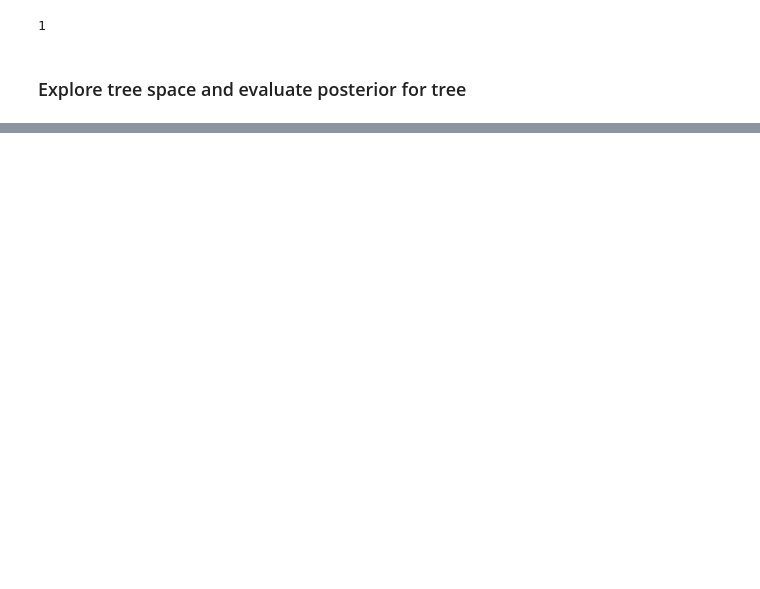
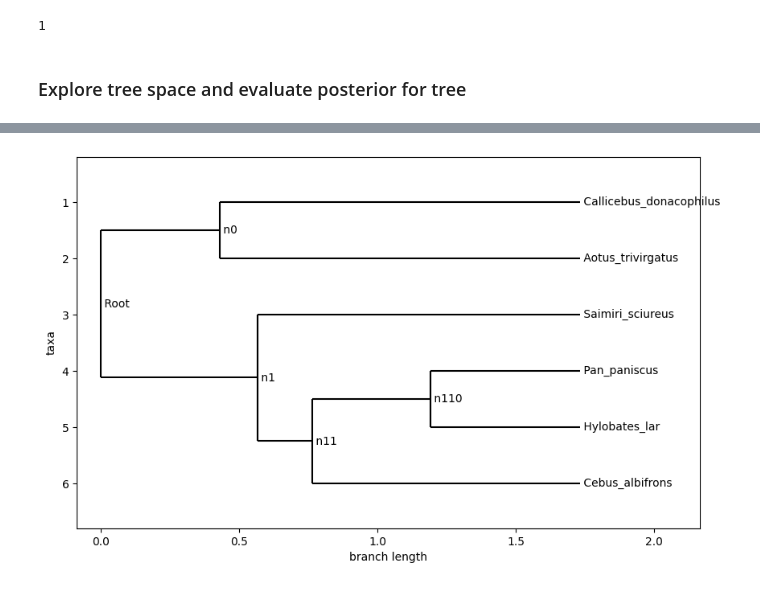
Before and after one commit to LeonMengoni/Bayesian-Phylogenetics, a Jupyter notebook: BayesianPhylogenetics.ipynb, the cells around one changed output, grey strips where cells are left out. Saved outputs shown, nothing was run; the diff lists cells and outputs as text; code cells hidden in the pictures; blank space fills up the shorter version.

```diff
--- a/BayesianPhylogenetics.ipynb
+++ b/BayesianPhylogenetics.ipynb
@@ -352,2 +278,10 @@ Phylo.draw(MAP_tree)
+# %%
+taxa_names = ["Saimiri_sciureus", "Callicebus_donacophilus", "Cebus_albifrons", "Aotus_trivirgatus", "Hylobates_lar", "Pan_paniscus"]
+
+tree_random = Phylogenetic_Tree().generate_random_topology(taxa_names=taxa_names)
+tree_random.generate_random_branch_lengths(distribution="uniform", type="ultrametric")
+tree_random.draw(figsize=(10,6))
+# %% [output]
+[figure, added]
 # %%
 # # Changes to insert in commit:
```
Also changed, not shown: parts of 14 cells of this notebook, 3 other files.
